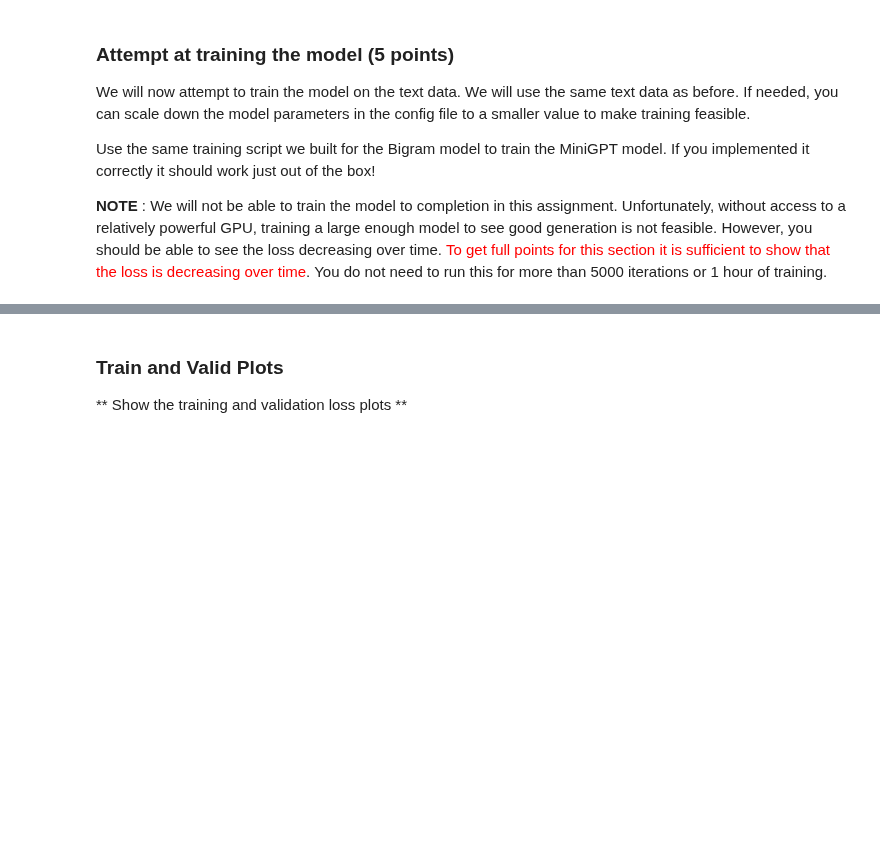
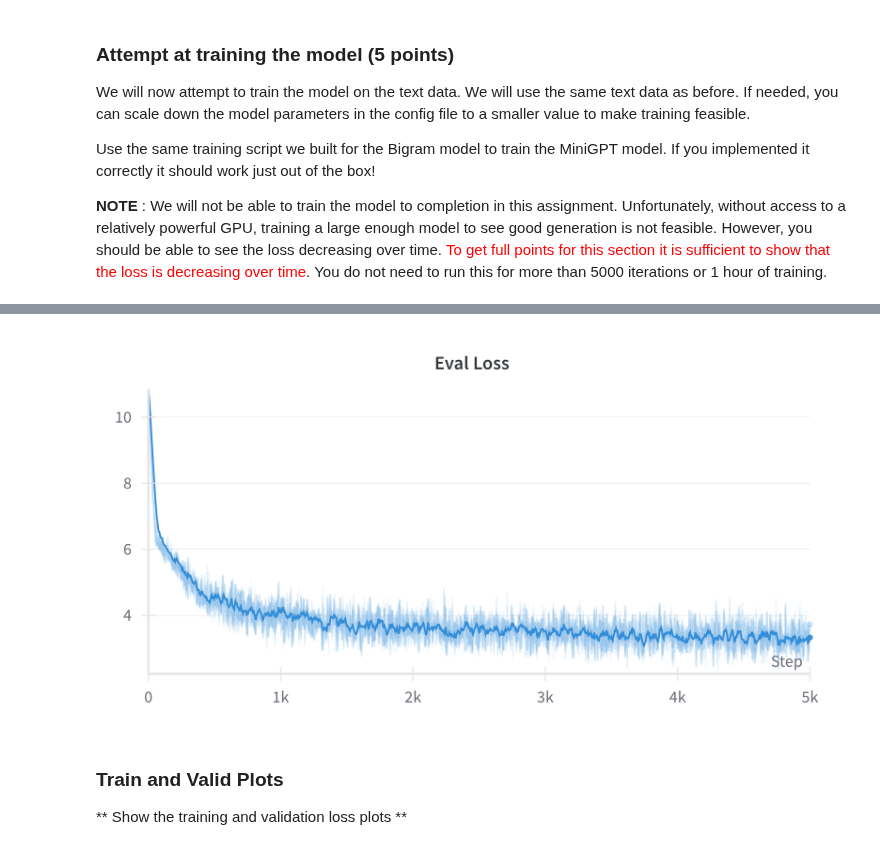
Before and after one commit to kbaseba/239AS_2, a Jupyter notebook: Project_3/Language_Modelling.ipynb, the cells around one changed output, grey strips where cells are left out. Cells and saved outputs as stored; diff of their text form; code cells hidden in the pictures; blank space fills up the shorter version.

Commit message:
update: finish minigpt

```diff
--- a/Project_3/Language_Modelling.ipynb
+++ b/Project_3/Language_Modelling.ipynb
@@ -300,3 +262,11 @@ executing.executing.NotOneValueFound: Expected one value, found 0
+# %%
+from IPython.display import Image, display
+import os
+
+img_path = os.path.join('.', 'Images', 'minigpt2_eval_loss.png')
+display(Image(filename=img_path))
+# %% [output]
+[figure, added]
 # %% [markdown]
 ### Train and Valid Plots
 
```
Also changed, not shown: parts of 8 cells of this notebook, 10 other files.
